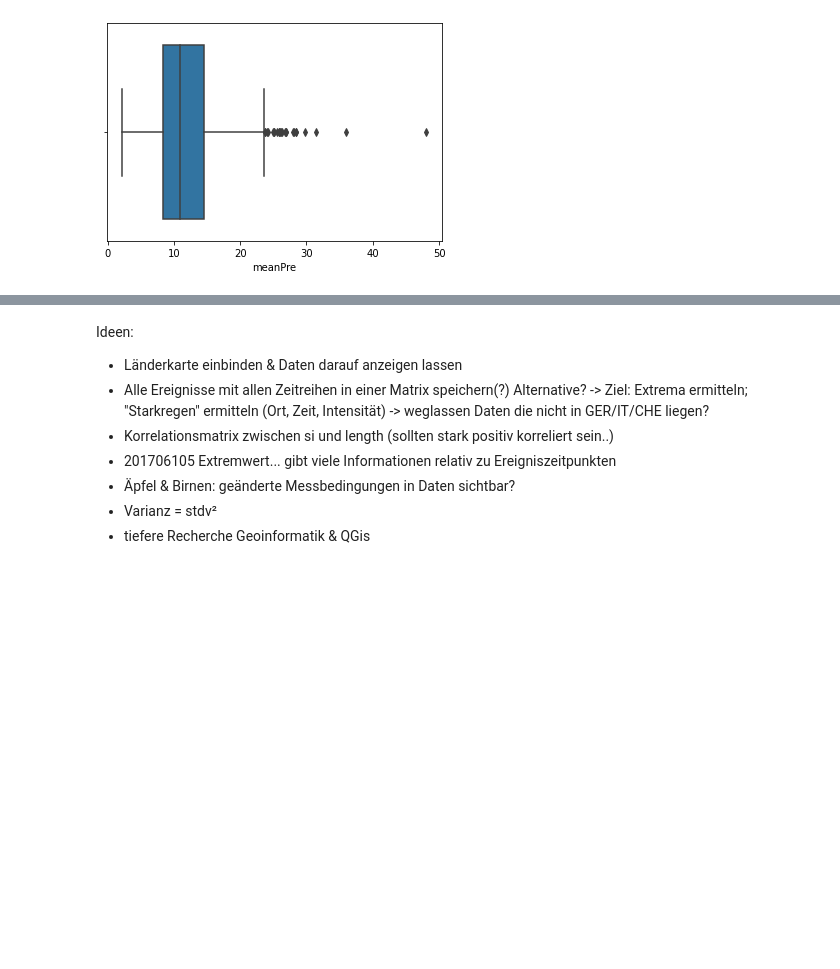
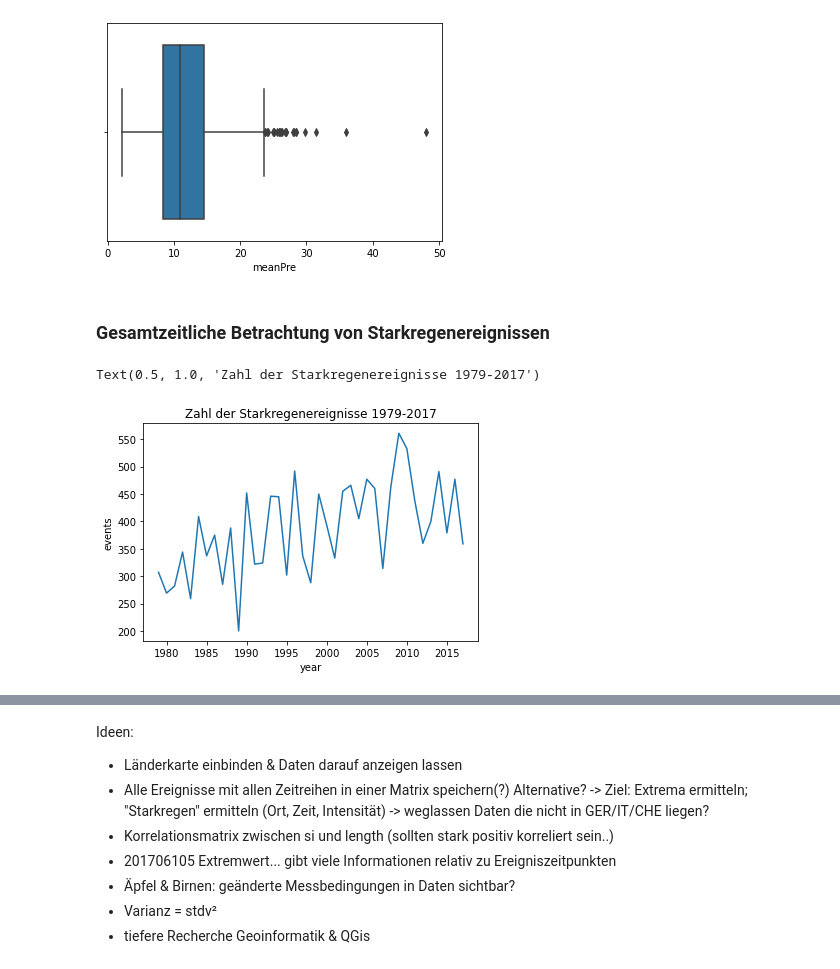
Before and after one commit to phucdev/va-gummistiefel-b, a Jupyter notebook: notebooks/VisualAnalytics_Datenexploration.ipynb, the cells around one changed output, grey strips where cells are left out. Saved outputs shown, nothing was run; the diff lists cells and outputs as text; code cells hidden in the pictures; blank space fills up the shorter version.

Commit message:
Add year to df and add plots to notebook

```diff
--- a/notebooks/VisualAnalytics_Datenexploration.ipynb
+++ b/notebooks/VisualAnalytics_Datenexploration.ipynb
@@ -206,3 +174,23 @@ Idealerweise würde man das irgendwie auf eine Landkarte malen, um eine Wetterka
 _ = sns.boxplot(x=precip_events_df['meanPre'])
 # %% [output]
 [figure]
+# %% [markdown]
+### Gesamtzeitliche Betrachtung von Starkregenereignissen
+# %%
+events_df = pd.read_json('../data/regen_event_list_filtered.json', lines=True)
+# %%
+data = pd.DataFrame(
+    events_df.groupby(['year']) \
+    .id.count().reset_index(name='events')
+    )
+grouped_data = data.sort_values(['year','events'],ascending=False)
+ax = sns.lineplot(
+    y='events',
+    x='year',
+    palette=sns.color_palette("Paired"),
+    data=grouped_data
+)
+ax.set_title("Zahl der Starkregenereignisse 1979-2017")
+# %% [output]
+Text(0.5, 1.0, 'Zahl der Starkregenereignisse 1979-2017')
+[figure, added]
```
Also changed, not shown: parts of 10 cells of this notebook, 1 other file.
